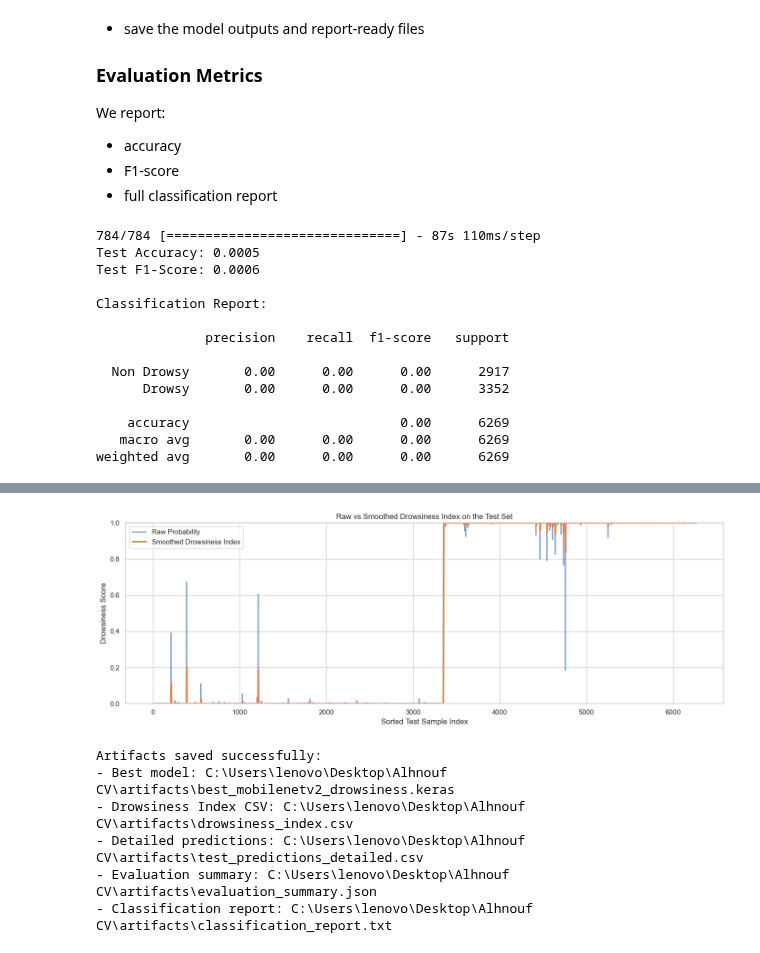
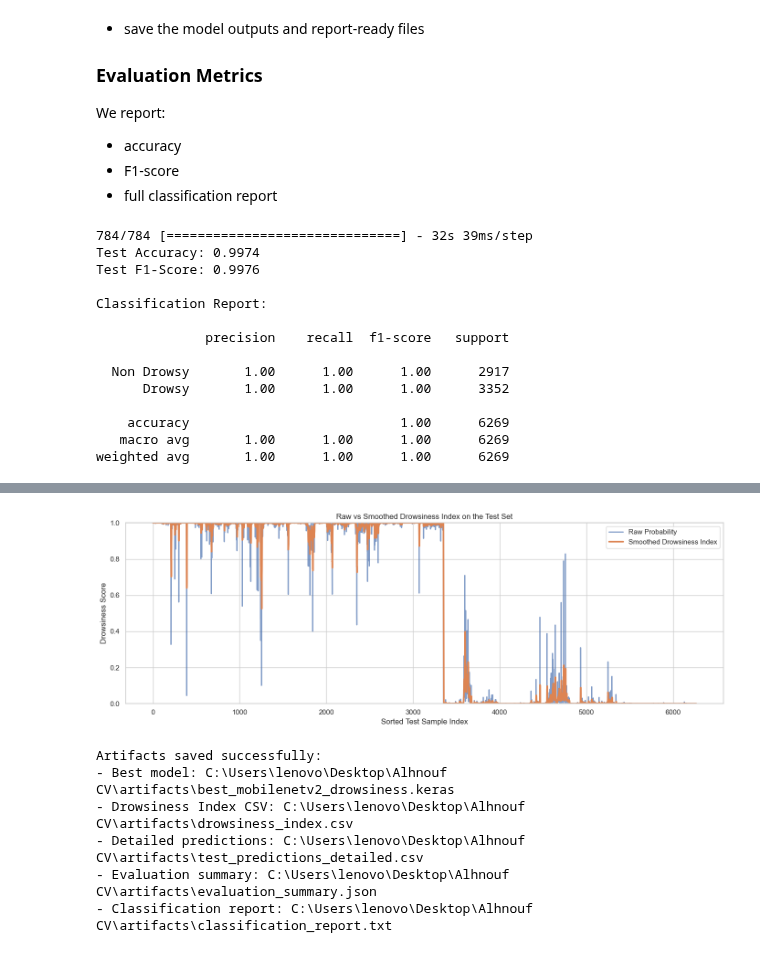
Before and after one commit to alhnoufalqhatani-create/Computer-vision-Project, a Jupyter notebook: Driver_Drowsiness_Pipeline.ipynb, the cells around one changed output, grey strips where cells are left out. Saved outputs shown, nothing was run; the diff lists cells and outputs as text; code cells hidden in the pictures.

```diff
--- a/Driver_Drowsiness_Pipeline.ipynb
+++ b/Driver_Drowsiness_Pipeline.ipynb
@@ -684,20 +724,33 @@ We report:
 - F1-score
 - full classification report
 # %%
-# Load the best saved checkpoint, run inference on the test set, smooth the Drowsiness Index,
-# compute evaluation metrics, and save every important artifact to disk.
+# Load the best saved checkpoint, run inference on the test set, smooth the
+# Drowsiness Index, compute evaluation metrics, and save every important
+# artefact to disk.
+#
+# Note on the label convention: the model outputs P(Drowsy) because
+# 0 = Non Drowsy and 1 = Drowsy throughout this notebook. Thresholding raw
+# probabilities at 0.5 therefore predicts Drowsy (1) when the probability
+# exceeds 0.5, which matches the metadata labels exactly.
 def moving_average(values: np.ndarray, window_size: int) -> np.ndarray:
     """Smooth a one-dimensional signal using a trailing moving average."""
     series = pd.Series(values, dtype="float32")
     return series.rolling(window=window_size, min_periods=1).mean().to_numpy()
 
 
-def predict_with_drowsiness_index(model: keras.Model, split_df: pd.DataFrame, generator) -> pd.DataFrame:
+def predict_with_drowsiness_index(
+    model: keras.Model, split_df: pd.DataFrame, generator
+) -> pd.DataFrame:
     """Generate raw probabilities and smoothed drowsiness scores for a split."""
     generator.reset()
     raw_probabilities = model.predict(generator, verbose=1).ravel()
 
-    results_df = split_df[["filename", "filepath", "class_name", "label"]].copy().reset_index(drop=True)
+    results_df = (
+        split_df[["filename", "filepath", "class_name", "label"]]
+        .copy()
+        .reset_index(drop=True)
+    )
+    results_df["label"] = results_df["label"].astype(int)
     results_df["raw_probability"] = raw_probabilities.astype(float)
 
     # Sort deterministically before smoothing to emulate a consistent sequence.
@@ -711,9 +764,9 @@ def predict_with_drowsiness_index(model: keras.Model, split_df: pd.DataFrame, ge
 
 
 def evaluate_predictions(results_df: pd.DataFrame):
-    """Compute scalar metrics and classification reports from the prediction table."""
-    y_true = results_df["label"].to_numpy()
-    y_pred = results_df["predicted_label"].to_numpy()
+    """Compute scalar metrics and classification reports from predictions."""
+    y_true = results_df["label"].to_numpy().astype(int)
+    y_pred = results_df["predicted_label"].to_numpy().astype(int)
 
     accuracy = accuracy_score(y_true, y_pred)
     f1 = f1_score(y_true, y_pred)
@@ -732,10 +785,19 @@ def evaluate_predictions(results_df: pd.DataFrame):
 
 
 def plot_drowsiness_index(results_df: pd.DataFrame) -> None:
-    """Visualize the raw and smoothed continuous drowsiness signal."""
+    """Visualise the raw and smoothed continuous drowsiness signal."""
     plt.figure(figsize=(14, 5))
-    plt.plot(results_df["raw_probability"].to_numpy(), label="Raw Probability", alpha=0.70, linewidth=1.8)
-    plt.plot(results_df["smoothed_index"].to_numpy(), label="Smoothed Drowsiness Index", linewidth=2.5)
+    plt.plot(
+        results_df["raw_probability"].to_numpy(),
+        label="Raw Probability",
+        alpha=0.70,
+        linewidth=1.8,
+    )
+    plt.plot(
+        results_df["smoothed_index"].to_numpy(),
+        label="Smoothed Drowsiness Index",
+        linewidth=2.5,
+    )
     plt.title("Raw vs Smoothed Drowsiness Index on the Test Set")
     plt.xlabel("Sorted Test Sample Index")
     plt.ylabel("Drowsiness Score")
@@ -745,15 +807,18 @@ def plot_drowsiness_index(results_df: pd.DataFrame) -> None:
     plt.show()
 
 
-# Reload the best checkpoint saved during training to ensure evaluation uses the strongest model.
+# Reload the best checkpoint saved during training to ensure evaluation uses
+# the strongest model.
 best_model = keras.models.load_model(MODEL_PATH)
 test_results_df = predict_with_drowsiness_index(best_model, test_df, test_gen)
 accuracy, f1, report_text, report_dict = evaluate_predictions(test_results_df)
 
 # Save the exact CSV requested in the project prompt.
-test_results_df[["filename", "raw_probability", "smoothed_index"]].to_csv(DI_CSV_PATH, index=False)
+test_results_df[["filename", "raw_probability", "smoothed_index"]].to_csv(
+    DI_CSV_PATH, index=False
+)
 
-# Save a richer prediction table that also includes labels and paths for later analysis.
+# Save a richer prediction table that also includes labels and paths.
 test_results_df.to_csv(DETAILED_PREDICTIONS_PATH, index=False)
 
 # Save both text and tabular versions of the classification report.
@@ -781,7 +846,6 @@ evaluation_summary = {
 with open(EVALUATION_JSON_PATH, "w", encoding="utf-8") as file:
     json.dump(evaluation_summary, file, indent=2)
 
-# Print and display the key outcomes directly in the notebook.
 print(f"Test Accuracy: {accuracy:.4f}")
 print(f"Test F1-Score: {f1:.4f}")
 print("\nClassification Report:\n")
@@ -796,18 +860,18 @@ print(f"- Detailed predictions: {DETAILED_PREDICTIONS_PATH}")
 print(f"- Evaluation summary: {EVALUATION_JSON_PATH}")
 print(f"- Classification report: {CLASSIFICATION_REPORT_PATH}")
 # %% [output]
-784/784 [==============================] - 87s 110ms/step
-Test Accuracy: 0.0005
-Test F1-Score: 0.0006
+784/784 [==============================] - 32s 39ms/step
+Test Accuracy: 0.9974
+Test F1-Score: 0.9976
 
 Classification Report:
 
               precision    recall  f1-score   support
 
-  Non Drowsy       0.00      0.00      0.00      2917
-      Drowsy       0.00      0.00      0.00      3352
+  Non Drowsy       1.00      1.00      1.00      2917
+      Drowsy       1.00      1.00      1.00      3352
 
-    accuracy                           0.00      6269
-   macro avg       0.00      0.00      0.00      6269
-weighted avg       0.00      0.00      0.00      6269
+    accuracy                           1.00      6269
+   macro avg       1.00      1.00      1.00      6269
+weighted avg       1.00      1.00      1.00      6269
 |  | filename | filepath | class_name | label | raw_probability | smoothed_index | predicted_label |
@@ -819,4 +883,4 @@ weighted avg       0.00      0.00      0.00      6269
-[figure, old version]
+[figure, new version]
 Artifacts saved successfully:
 - Best model: C:\Users\lenovo\Desktop\Alhnouf CV\artifacts\best_mobilenetv2_drowsiness.keras
 - Drowsiness Index CSV: C:\Users\lenovo\Desktop\Alhnouf CV\artifacts\drowsiness_index.csv
```
Also changed, not shown: parts of 6 cells of this notebook.
